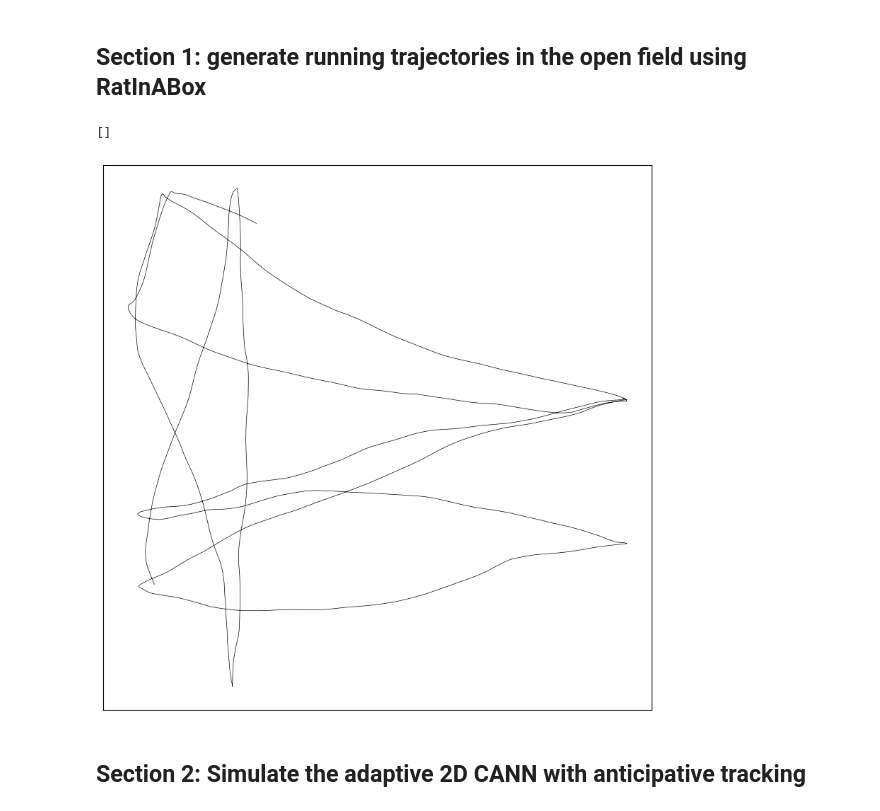
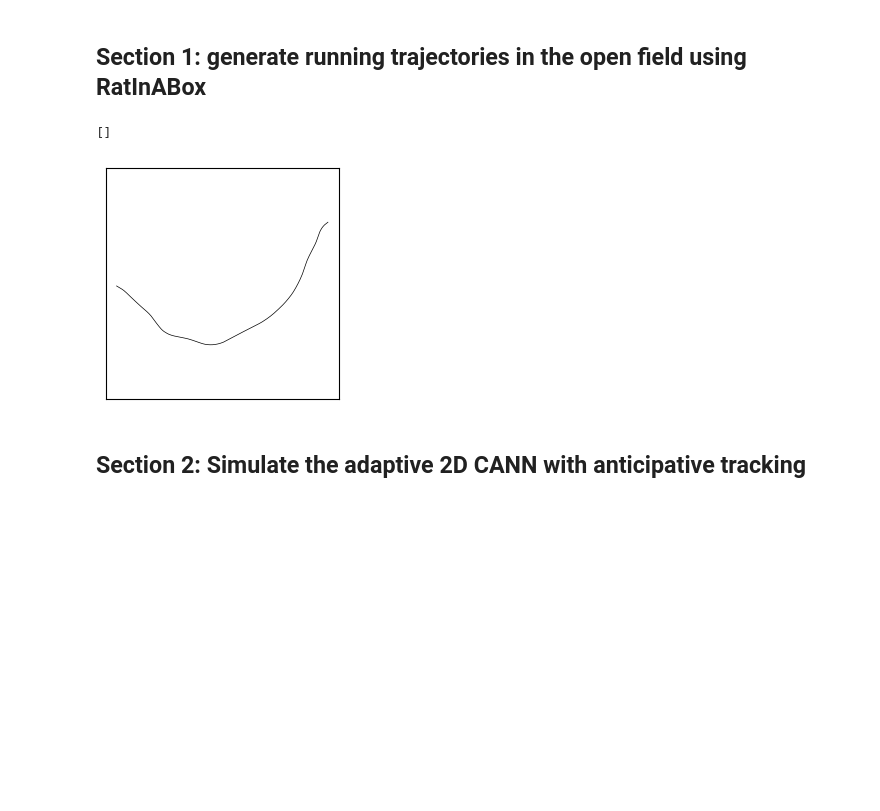
Before and after one commit to ZilongJi/HoneycombSweeps, a Jupyter notebook: adaptive2DCANN.ipynb, the cells around one changed output. Drawn from its saved outputs; the diff is of its cells as text; code cells hidden in the pictures; blank space fills up the shorter version.

```diff
--- a/adaptive2DCANN.ipynb
+++ b/adaptive2DCANN.ipynb
@@ -16,49 +16,47 @@ import seaborn as sns
 # %% [markdown]
 ## Section 1: generate running trajectories in the open field using RatInABox
 # %%
+np.random.seed(0)
+
 Env = Environment(params={
-    'scale':2,
+    'scale':1,
     "dimensionality": "2D",
 })
 
-dur = 60 #in seconds
+dur = 2 #in seconds
 dt = 0.001 #in seconds
-speed_mean = 0.3 #in m/s
-speed_std = 0.02 #in m/s
-rotation_velocity_std = 30 * (np.pi / 180) #in rad/s
+speed_mean = 0.1 #in m/s
+speed_std = 0.0 #in m/s
+rotation_velocity_std = 180 * (np.pi / 180) #in rad/s
 
 Ag = Agent(Env, params = {
     "dt": dt,
     "speed_mean":speed_mean,
     "speed_std": speed_std,
     "rotational_velocity_std": rotation_velocity_std, #set to 120 or 360 will change the tutoriocity of the trajectory
     })
 
 while Ag.t < dur:
     Ag.update(drift_velocity=None,drift_to_random_strength_ratio=1)
 
-# Ag.plot_trajectory()
-
-# print(Ag.rotational_velocity_std)
-
 Position = Ag.history['pos']
 Position = np.array(Position)
 # Position_2_2pi = Position*(2*np.pi)-np.pi
 Vel = Ag.history['vel']
 Speed = np.linalg.norm(Vel, axis=1)
 # Speed_2_2pi = Speed*(2*np.pi)
 
-fig,ax = plt.subplots(figsize=(10,10))
+fig,ax = plt.subplots(figsize=(3,3))
 ax.plot(Position[:,0], Position[:,1], linewidth=0.5, color='black')
 ax.axis('equal')
 ax.set_xticks([])
 ax.set_yticks([])
 
 #save Position and Speed as a single npz indicating dur and speed_mean
 #np.savez('./traces/TwoDtrajectory_dur'+str(dur)+'_speedMean'+str(speed_mean)+'.npz', Position=Position, Speed=Speed, Velocity=Vel, dur=dur)
 # %% [output]
 []
-[figure, old version]
+[figure, new version]
 # %% [markdown]
 ## Section 2: Simulate the adaptive 2D CANN with anticipative tracking
 # %%
```
Also changed, not shown: parts of 6 cells of this notebook, 9 other files.
